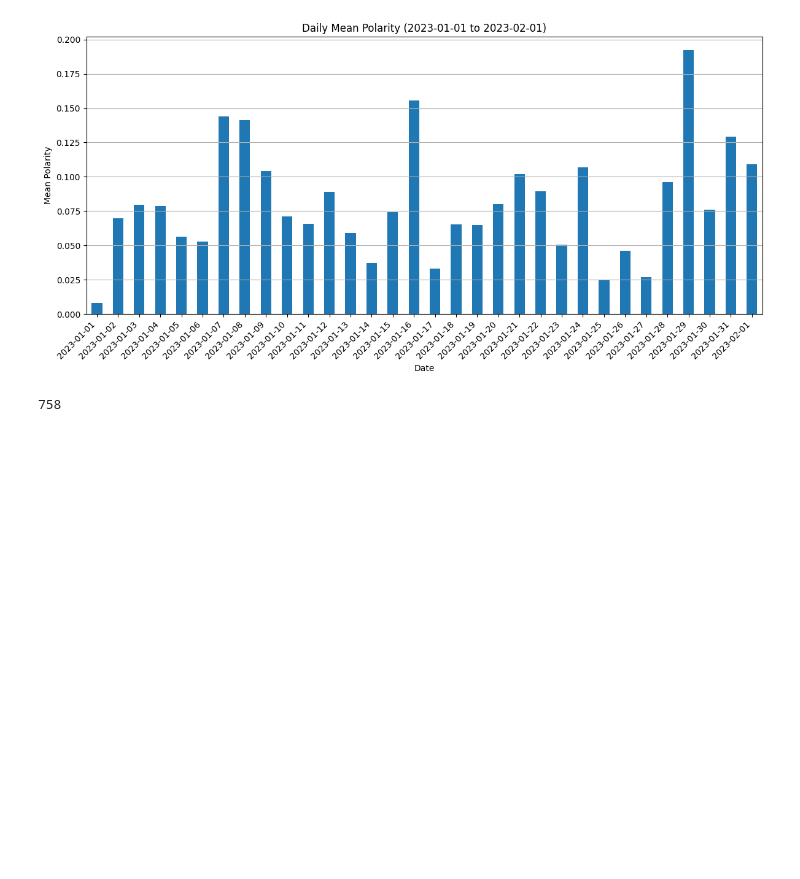
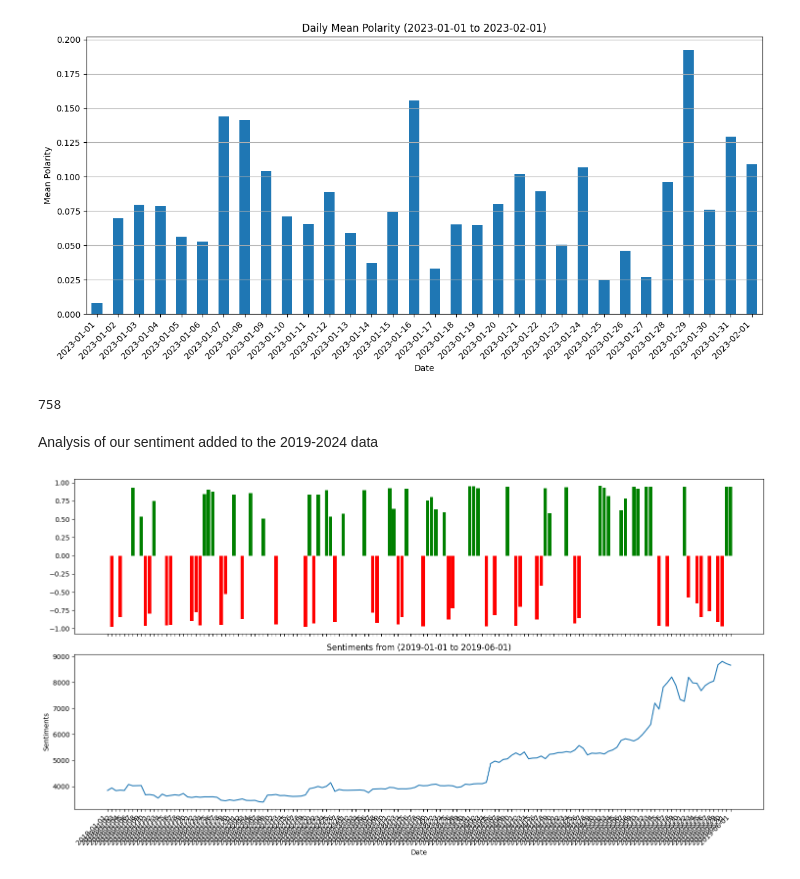
Before and after one commit to Hanif-adedotun/crypto-prediction-lstm-bert, a Jupyter notebook: analysis.ipynb, the cells around one changed output. Saved outputs shown, nothing was run; the diff lists cells and outputs as text; code cells hidden in the pictures; blank space fills up the shorter version.

Commit message:
New Sentiment and btc price to model

```diff
--- a/analysis.ipynb
+++ b/analysis.ipynb
@@ -155,3 +155,8 @@ new_df = pd.DataFrame({
     'polarity': polarity_at_date
 })
 new_df.to_csv("cryptonews_sentiment_unique_dates.csv")
+# %% [markdown]
+Analysis of our sentiment added to the 2019-2024 data
+# %%
+df_prices = pd.read_csv("./dataset/btcprice2019-2024.csv")
+df_sentiment = pd.read_csv("./dataset/BERT_sentiment.csv")
@@ -157,0 +165,33 @@ new_df.to_csv("cryptonews_sentiment_unique_dates.csv")
+# %%
+start_date = df_sentiment.index[df_sentiment["Date"] == "2019-01-01"].tolist()
+end_date = df_sentiment.index[df_sentiment["Date"] == "2019-06-01"].tolist()
+# %%
+# Plot bar chart for a specific date range
+start_date_str = "2019-01-01"
+end_date_str = "2019-06-01"
+
+df_sentiment_bar = df_sentiment.loc[start_date[0]:end_date[0], "FinBERT score"].tolist()
+xticks_bar = df_sentiment.loc[start_date[0]:end_date[0], "Date"].tolist()
+df_prices_bar = df_prices.loc[start_date[0]:end_date[0], "Close"].tolist()
+# %%
+# plt.figure(figsize=(12, 6))
+
+# plt.bar(range(len(df_prices_bar)), df_prices_bar)
+
+fig, ax = plt.subplots(2, sharex=True, figsize=(15, 8))
+colors = ['g' if x > 0 else 'r' for x in df_sentiment_bar]
+colors_bar = ['g' if df_sentiment_bar.index(x)-1 > 0 and (df_sentiment_bar[df_sentiment_bar.index(x)-1] > df_sentiment_bar[df_sentiment_bar.index(x)]) else 'r' for x in df_sentiment_bar]
+
+ax[0].bar(range(len(df_sentiment_bar)), df_sentiment_bar, color=colors)
+
+ax[1].plot(df_prices_bar)
+ax[1].set_xticks(range(len(xticks_bar)))
+ax[1].set_xticklabels(xticks_bar, rotation=45, ha='right')
+
+plt.title(f'Sentiments from ({start_date_str} to {end_date_str})')
+plt.xlabel('Date')
+plt.ylabel('Sentiments')
+plt.tight_layout()
+plt.show()
+# %% [output]
+[figure, added]
```
Also changed, not shown: parts of 2 cells of this notebook, 6 other files.
